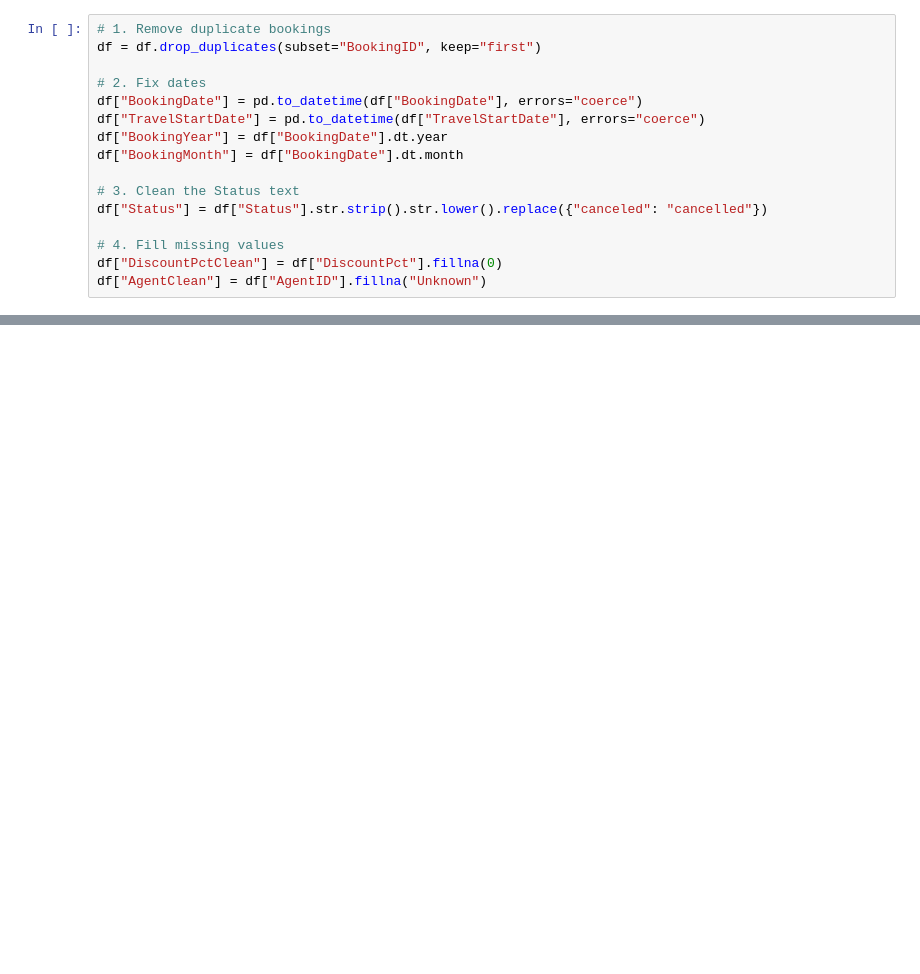
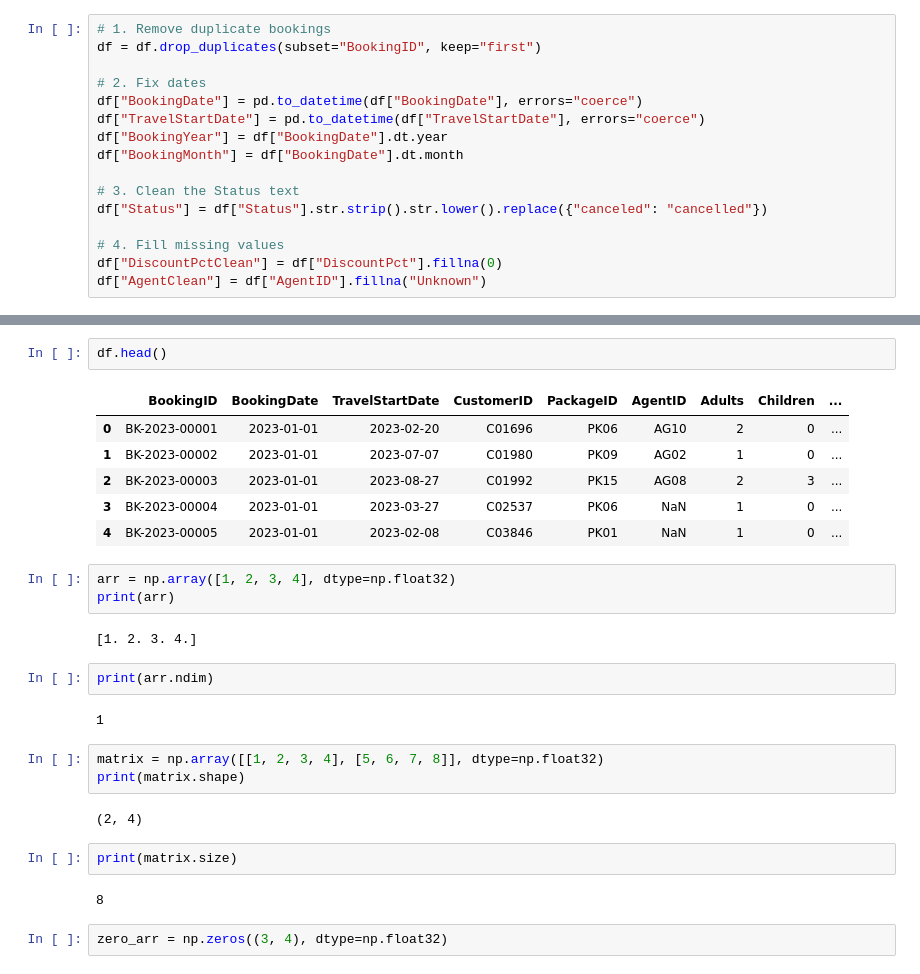
Before and after one commit to emilioochieng/bookings_project, a Jupyter notebook: notebooks/bookings_analytics.ipynb, the cells around one changed output, grey strips where cells are left out. Drawn from its saved outputs; the diff is of its cells as text; blank space fills up the shorter version.

```diff
--- a/notebooks/bookings_analytics.ipynb
+++ b/notebooks/bookings_analytics.ipynb
@@ -36,0 +57,29 @@ df["AgentClean"] = df["AgentID"].fillna("Unknown")
+# %%
+df.head()
+# %% [output]
+|  | BookingID | BookingDate | TravelStartDate | CustomerID | PackageID | AgentID | Adults | Children | ... |
+| 0 | BK-2023-00001 | 2023-01-01 | 2023-02-20 | C01696 | PK06 | AG10 | 2 | 0 | ... |
+| 1 | BK-2023-00002 | 2023-01-01 | 2023-07-07 | C01980 | PK09 | AG02 | 1 | 0 | ... |
+| 2 | BK-2023-00003 | 2023-01-01 | 2023-08-27 | C01992 | PK15 | AG08 | 2 | 3 | ... |
+| 3 | BK-2023-00004 | 2023-01-01 | 2023-03-27 | C02537 | PK06 | NaN | 1 | 0 | ... |
+| 4 | BK-2023-00005 | 2023-01-01 | 2023-02-08 | C03846 | PK01 | NaN | 1 | 0 | ... |
+# %%
+arr = np.array([1, 2, 3, 4], dtype=np.float32)
+print(arr)
+# %% [output]
+[1. 2. 3. 4.]
+# %%
+print(arr.ndim)
+# %% [output]
+1
+# %%
+matrix = np.array([[1, 2, 3, 4], [5, 6, 7, 8]], dtype=np.float32)
+print(matrix.shape)
+# %% [output]
+(2, 4)
+# %%
+print(matrix.size)
+# %% [output]
+8
+# %%
+zero_arr = np.zeros((3, 4), dtype=np.float32)
```
Also changed, not shown: parts of 55 cells of this notebook, 9 other files.
